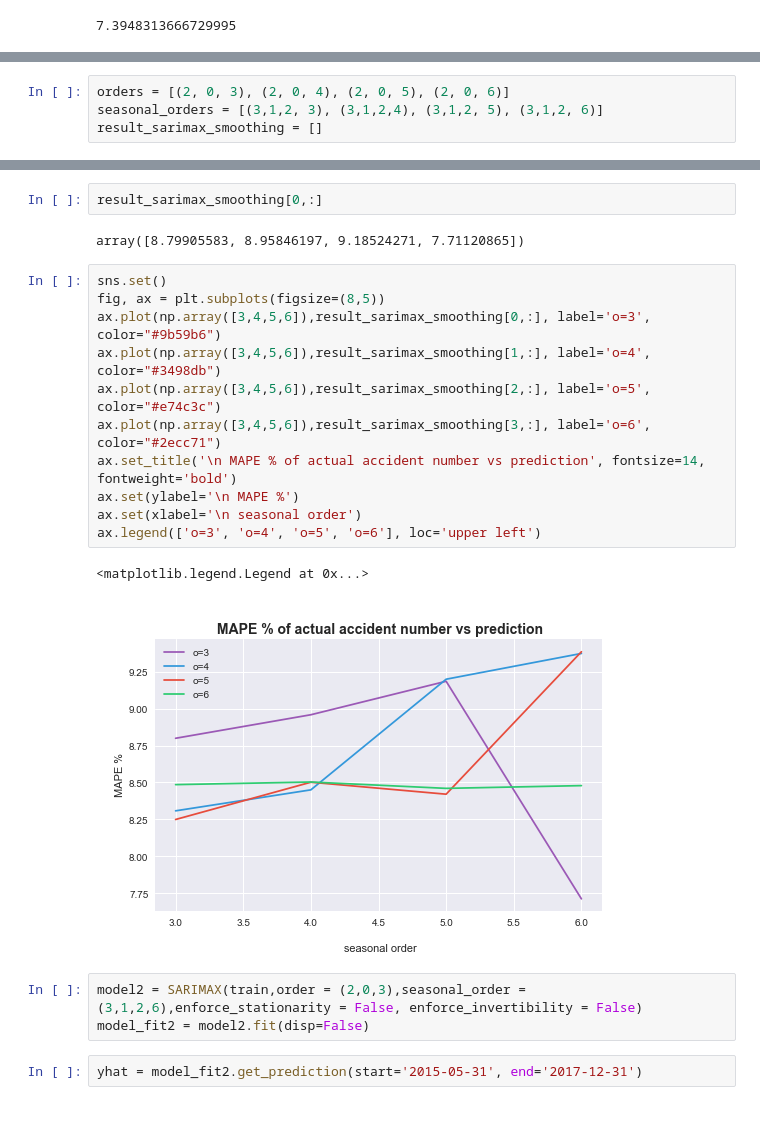
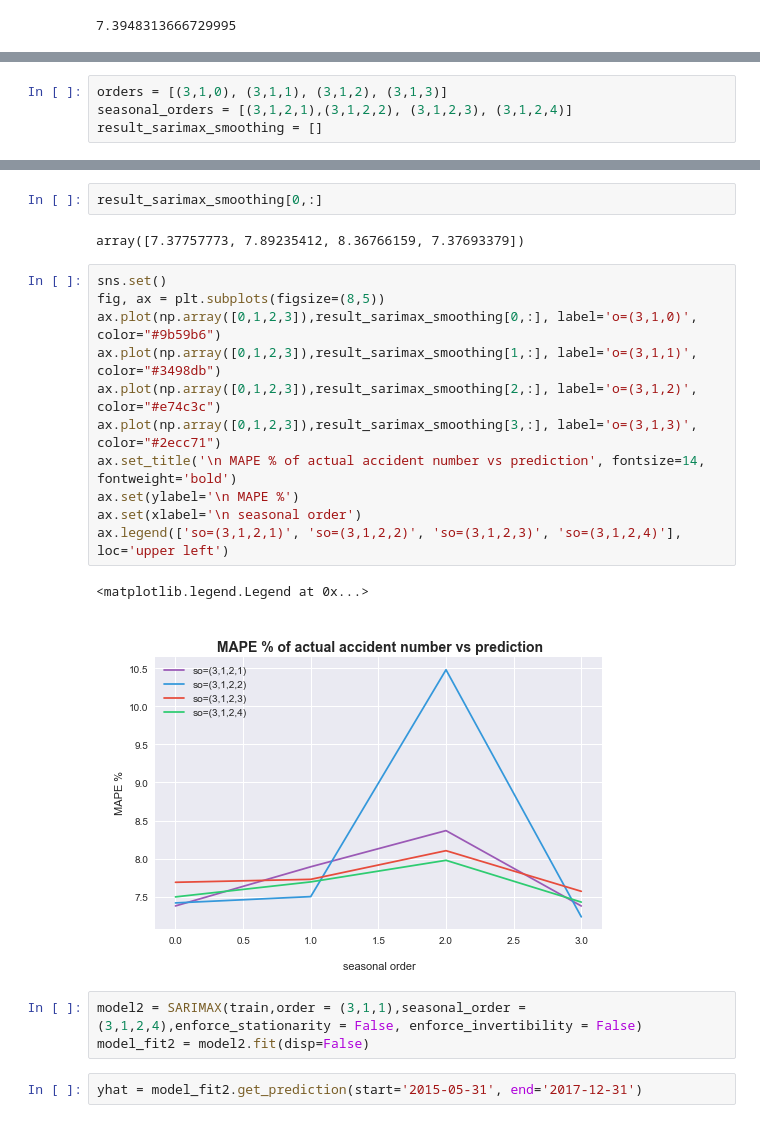
Before and after one commit to codingNinjaSatoshiSeven/CMPE255_Final_Project, a Jupyter notebook: time_series.ipynb, the cells around one changed output, grey strips where cells are left out. Cells and saved outputs as stored; diff of their text form.

```diff
--- a/time_series.ipynb
+++ b/time_series.ipynb
@@ -104,6 +108,6 @@ ax.legend(['actual', 'prediction by Hot Wires Exponential Smoothing'], loc='uppe
 # %%
-orders = [(2, 0, 3), (2, 0, 4), (2, 0, 5), (2, 0, 6)]
-seasonal_orders = [(3,1,2, 3), (3,1,2,4), (3,1,2, 5), (3,1,2, 6)]
+orders = [(3,1,0), (3,1,1), (3,1,2), (3,1,3)]
+seasonal_orders = [(3,1,2,1),(3,1,2,2), (3,1,2,3), (3,1,2,4)]
 result_sarimax_smoothing = []
 # %%
 for idx, i in enumerate(orders):
@@ -129,23 +129,23 @@ i is >> (2, 0, 6)
 # %%
 result_sarimax_smoothing[0,:]
 # %% [output]
-array([8.79905583, 8.95846197, 9.18524271, 7.71120865])
+array([7.37757773, 7.89235412, 8.36766159, 7.37693379])
 # %%
 sns.set()
 fig, ax = plt.subplots(figsize=(8,5))
-ax.plot(np.array([3,4,5,6]),result_sarimax_smoothing[0,:], label='o=3', color="#9b59b6")
-ax.plot(np.array([3,4,5,6]),result_sarimax_smoothing[1,:], label='o=4', color="#3498db")
-ax.plot(np.array([3,4,5,6]),result_sarimax_smoothing[2,:], label='o=5', color="#e74c3c")
-ax.plot(np.array([3,4,5,6]),result_sarimax_smoothing[3,:], label='o=6', color="#2ecc71")
+ax.plot(np.array([0,1,2,3]),result_sarimax_smoothing[0,:], label='o=(3,1,0)', color="#9b59b6")
+ax.plot(np.array([0,1,2,3]),result_sarimax_smoothing[1,:], label='o=(3,1,1)', color="#3498db")
+ax.plot(np.array([0,1,2,3]),result_sarimax_smoothing[2,:], label='o=(3,1,2)', color="#e74c3c")
+ax.plot(np.array([0,1,2,3]),result_sarimax_smoothing[3,:], label='o=(3,1,3)', color="#2ecc71")
 ax.set_title('\n MAPE % of actual accident number vs prediction', fontsize=14, fontweight='bold')
 ax.set(ylabel='\n MAPE %')
 ax.set(xlabel='\n seasonal order')
-ax.legend(['o=3', 'o=4', 'o=5', 'o=6'], loc='upper left')
+ax.legend(['so=(3,1,2,1)', 'so=(3,1,2,2)', 'so=(3,1,2,3)', 'so=(3,1,2,4)'], loc='upper left')
 # %% [output]
 <matplotlib.legend.Legend at 0x...>
-[figure, old version]
+[figure, new version]
 # %%
-model2 = SARIMAX(train,order = (2,0,3),seasonal_order = (3,1,2,6),enforce_stationarity = False, enforce_invertibility = False)
+model2 = SARIMAX(train,order = (3,1,1),seasonal_order = (3,1,2,4),enforce_stationarity = False, enforce_invertibility = False)
 model_fit2 = model2.fit(disp=False)
 # %%
 yhat = model_fit2.get_prediction(start='2015-05-31', end='2017-12-31')
```
Also changed, not shown: parts of 4 cells of this notebook.
